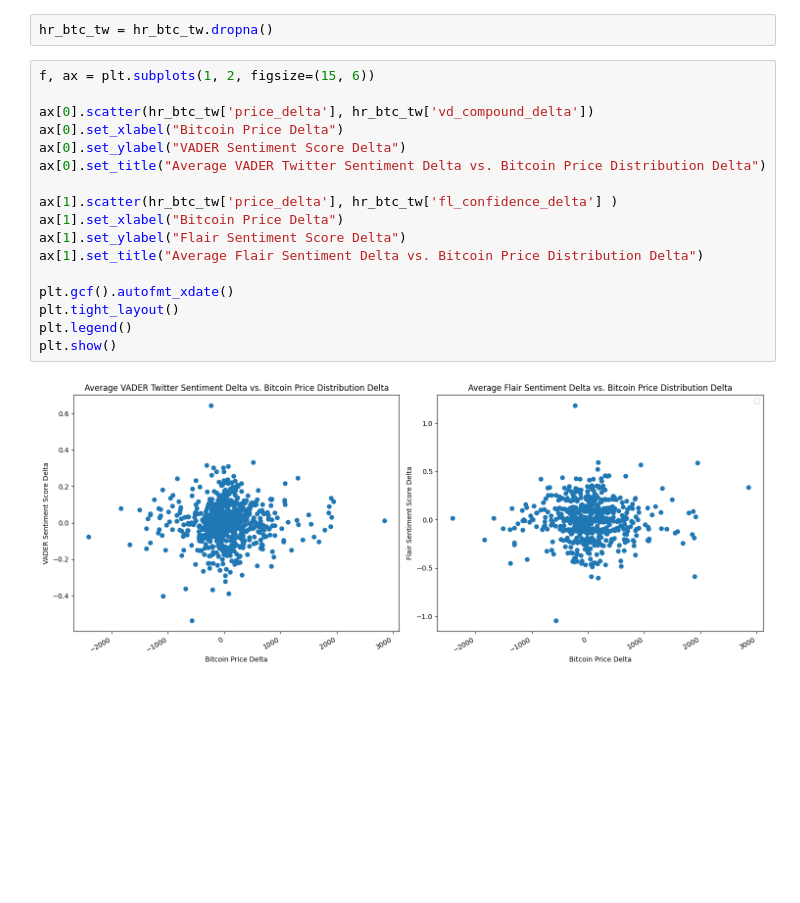
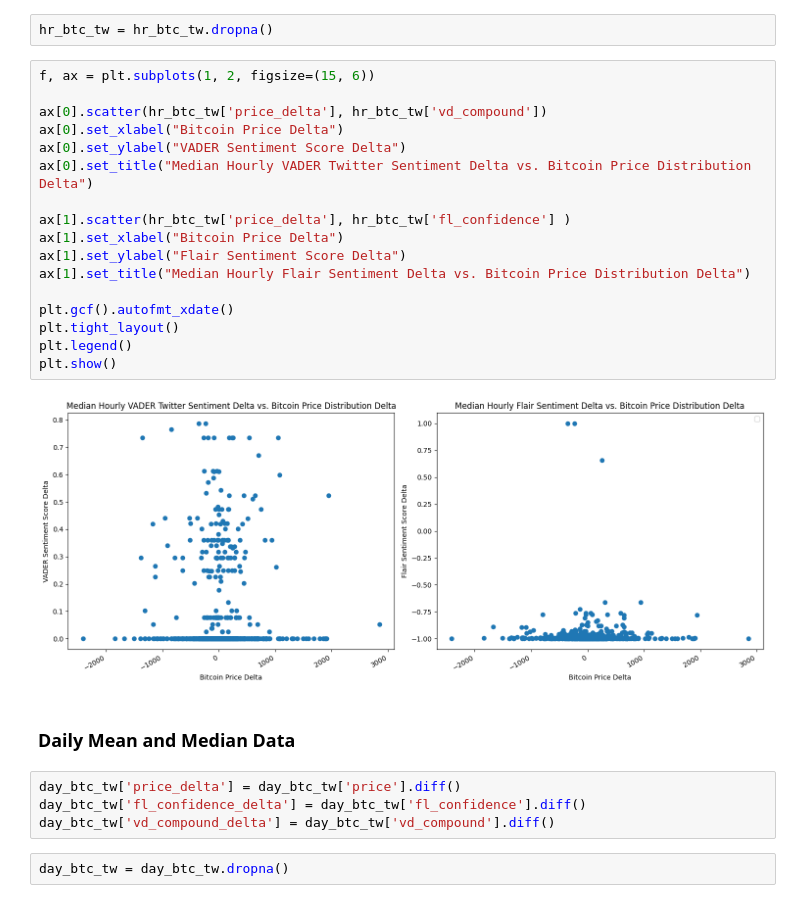
Before and after one commit to RubyQianru/Crypto-Price-and-Twitter-Sentimental-Analysis, a Jupyter notebook: main.ipynb, the cells around one changed output. Cells and saved outputs as stored; diff of their text form; blank space fills up the shorter version.

```diff
--- a/main.ipynb
+++ b/main.ipynb
@@ -584,19 +609,27 @@ hr_btc_tw = hr_btc_tw.dropna()
 # %%
 f, ax = plt.subplots(1, 2, figsize=(15, 6))
 
-ax[0].scatter(hr_btc_tw['price_delta'], hr_btc_tw['vd_compound_delta'])
+ax[0].scatter(hr_btc_tw['price_delta'], hr_btc_tw['vd_compound'])
 ax[0].set_xlabel("Bitcoin Price Delta")
 ax[0].set_ylabel("VADER Sentiment Score Delta")
-ax[0].set_title("Average VADER Twitter Sentiment Delta vs. Bitcoin Price Distribution Delta")
+ax[0].set_title("Median Hourly VADER Twitter Sentiment Delta vs. Bitcoin Price Distribution Delta")
 
-ax[1].scatter(hr_btc_tw['price_delta'], hr_btc_tw['fl_confidence_delta'] )
+ax[1].scatter(hr_btc_tw['price_delta'], hr_btc_tw['fl_confidence'] )
 ax[1].set_xlabel("Bitcoin Price Delta")
 ax[1].set_ylabel("Flair Sentiment Score Delta")
-ax[1].set_title("Average Flair Sentiment Delta vs. Bitcoin Price Distribution Delta")
+ax[1].set_title("Median Hourly Flair Sentiment Delta vs. Bitcoin Price Distribution Delta")
 
 plt.gcf().autofmt_xdate()
 plt.tight_layout()
 plt.legend()
 plt.show()
 # %% [output]
-[figure, old version]
+[figure, new version]
+# %% [markdown]
+### Daily Mean and Median Data
+# %%
+day_btc_tw['price_delta'] = day_btc_tw['price'].diff()
+day_btc_tw['fl_confidence_delta'] = day_btc_tw['fl_confidence'].diff()
+day_btc_tw['vd_compound_delta'] = day_btc_tw['vd_compound'].diff()
+# %%
+day_btc_tw = day_btc_tw.dropna()
```
Also changed, not shown: parts of 40 cells of this notebook.
